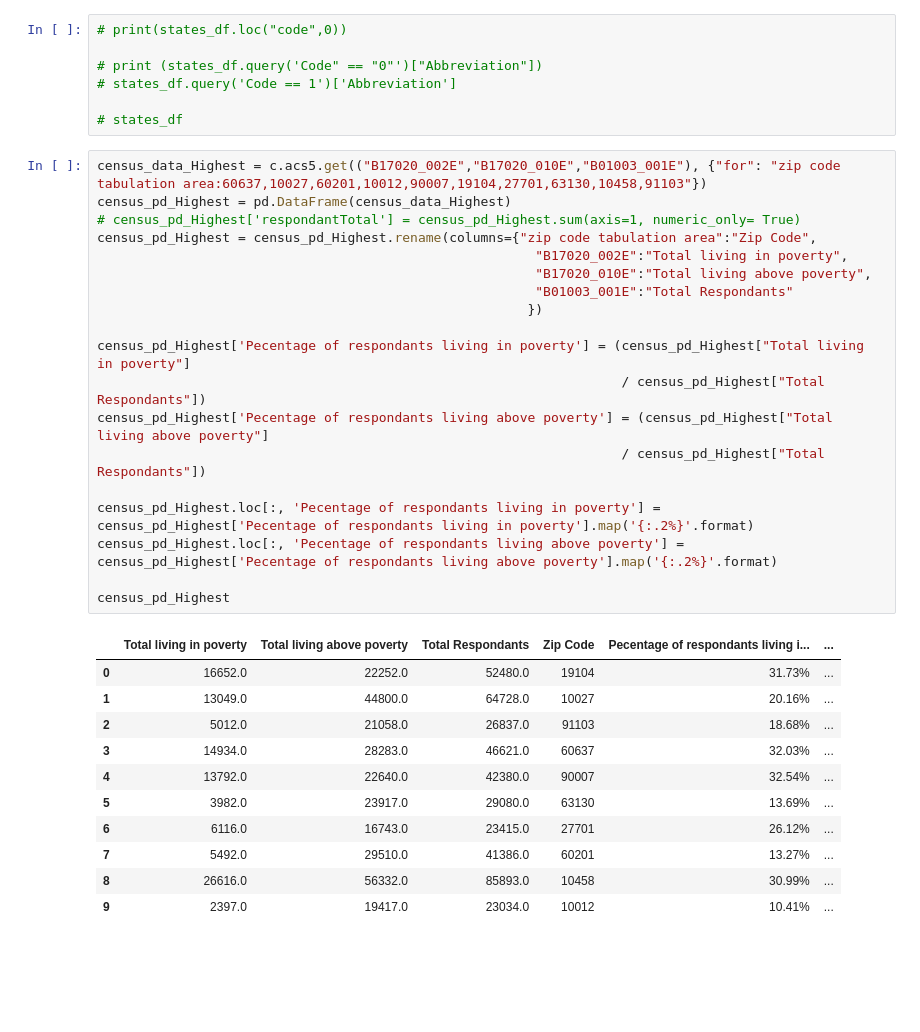
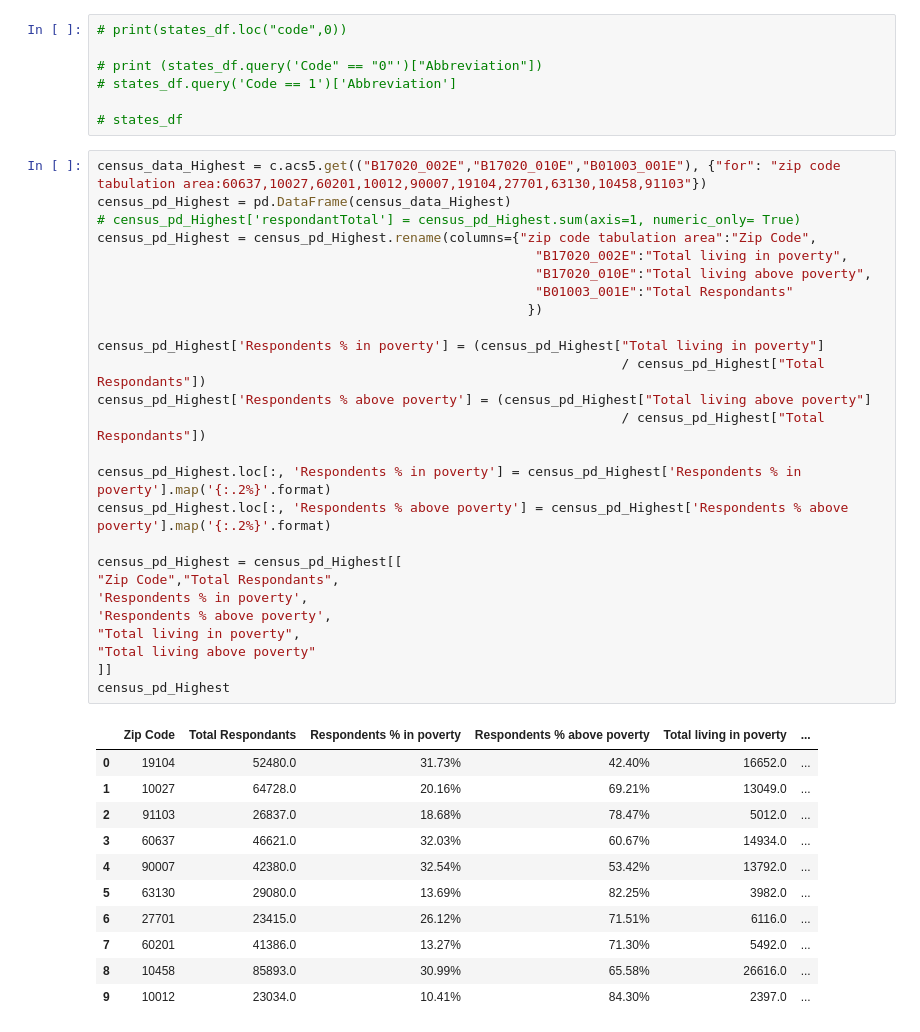
Before and after one commit to OP78142/proj-1-g4, a Jupyter notebook: ProjectWork.ipynb, the cells around one changed output. Drawn from its saved outputs; the diff is of its cells as text; blank space fills up the shorter version.

```diff
--- a/ProjectWork.ipynb
+++ b/ProjectWork.ipynb
@@ -45,34 +45,41 @@ states_df = pd.read_csv('resources/States.csv')
 # %%
 census_data_Highest = c.acs5.get(("B17020_002E","B17020_010E","B01003_001E"), {"for": "zip code tabulation area:60637,10027,60201,10012,90007,19104,27701,63130,10458,91103"})
 census_pd_Highest = pd.DataFrame(census_data_Highest)
 # census_pd_Highest['respondantTotal'] = census_pd_Highest.sum(axis=1, numeric_only= True)
 census_pd_Highest = census_pd_Highest.rename(columns={"zip code tabulation area":"Zip Code",
                                                         "B17020_002E":"Total living in poverty",
                                                         "B17020_010E":"Total living above poverty",
                                                         "B01003_001E":"Total Respondants"
                                                        })
 
-census_pd_Highest['Pecentage of respondants living in poverty'] = (census_pd_Highest["Total living in poverty"]
+census_pd_Highest['Respondents % in poverty'] = (census_pd_Highest["Total living in poverty"]
                                                                    / census_pd_Highest["Total Respondants"])
-census_pd_Highest['Pecentage of respondants living above poverty'] = (census_pd_Highest["Total living above poverty"]
+census_pd_Highest['Respondents % above poverty'] = (census_pd_Highest["Total living above poverty"]
                                                                    / census_pd_Highest["Total Respondants"])
 
-census_pd_Highest.loc[:, 'Pecentage of respondants living in poverty'] = census_pd_Highest['Pecentage of respondants living in poverty'].map('{:.2%}'.format)
-census_pd_Highest.loc[:, 'Pecentage of respondants living above poverty'] = census_pd_Highest['Pecentage of respondants living above poverty'].map('{:.2%}'.format)
+census_pd_Highest.loc[:, 'Respondents % in poverty'] = census_pd_Highest['Respondents % in poverty'].map('{:.2%}'.format)
+census_pd_Highest.loc[:, 'Respondents % above poverty'] = census_pd_Highest['Respondents % above poverty'].map('{:.2%}'.format)
 
+census_pd_Highest = census_pd_Highest[[
+"Zip Code","Total Respondants",
+'Respondents % in poverty',
+'Respondents % above poverty',
+"Total living in poverty",
+"Total living above poverty"
+]]
 census_pd_Highest
 # %% [output]
-|  | Total living in poverty | Total living above poverty | Total Respondants | Zip Code | Pecentage of respondants living i... | ... |
-| 0 | 16652.0 | 22252.0 | 52480.0 | 19104 | 31.73% | ... |
-| 1 | 13049.0 | 44800.0 | 64728.0 | 10027 | 20.16% | ... |
-| 2 | 5012.0 | 21058.0 | 26837.0 | 91103 | 18.68% | ... |
-| 3 | 14934.0 | 28283.0 | 46621.0 | 60637 | 32.03% | ... |
-| 4 | 13792.0 | 22640.0 | 42380.0 | 90007 | 32.54% | ... |
-| 5 | 3982.0 | 23917.0 | 29080.0 | 63130 | 13.69% | ... |
-| 6 | 6116.0 | 16743.0 | 23415.0 | 27701 | 26.12% | ... |
-| 7 | 5492.0 | 29510.0 | 41386.0 | 60201 | 13.27% | ... |
-| 8 | 26616.0 | 56332.0 | 85893.0 | 10458 | 30.99% | ... |
-| 9 | 2397.0 | 19417.0 | 23034.0 | 10012 | 10.41% | ... |
+|  | Zip Code | Total Respondants | Respondents % in poverty | Respondents % above poverty | Total living in poverty | ... |
+| 0 | 19104 | 52480.0 | 31.73% | 42.40% | 16652.0 | ... |
+| 1 | 10027 | 64728.0 | 20.16% | 69.21% | 13049.0 | ... |
+| 2 | 91103 | 26837.0 | 18.68% | 78.47% | 5012.0 | ... |
+| 3 | 60637 | 46621.0 | 32.03% | 60.67% | 14934.0 | ... |
+| 4 | 90007 | 42380.0 | 32.54% | 53.42% | 13792.0 | ... |
+| 5 | 63130 | 29080.0 | 13.69% | 82.25% | 3982.0 | ... |
+| 6 | 27701 | 23415.0 | 26.12% | 71.51% | 6116.0 | ... |
+| 7 | 60201 | 41386.0 | 13.27% | 71.30% | 5492.0 | ... |
+| 8 | 10458 | 85893.0 | 30.99% | 65.58% | 26616.0 | ... |
+| 9 | 10012 | 23034.0 | 10.41% | 84.30% | 2397.0 | ... |
 # %%
 census_data_Random = c.acs5.get(("B17020_002E","B17020_010E","B01003_001E"), {"for": "zip code tabulation area:98125,98391,27405,32073,33604,90804,96720,29466,07960,77901"})
 census_pd_Random = pd.DataFrame(census_data_Random)
```
Also changed, not shown: parts of 6 cells of this notebook.
